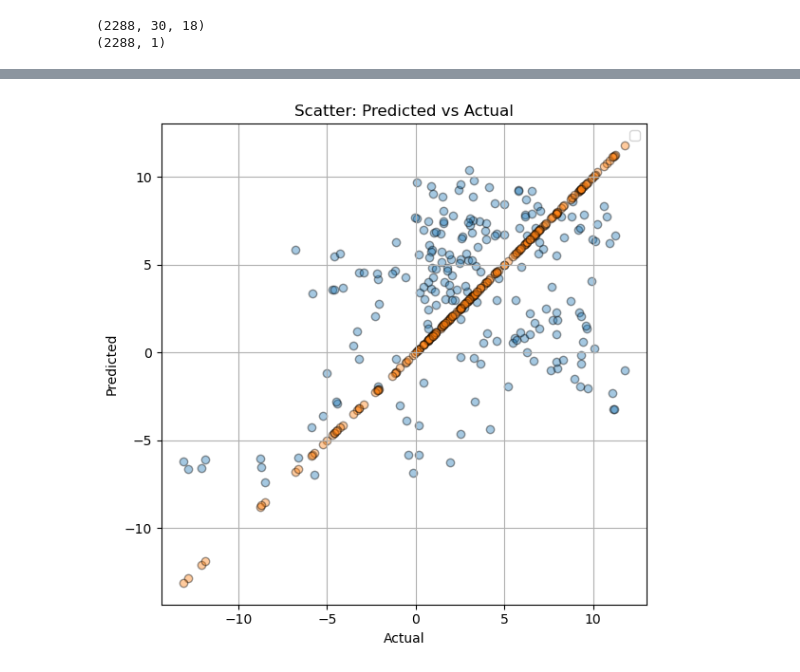
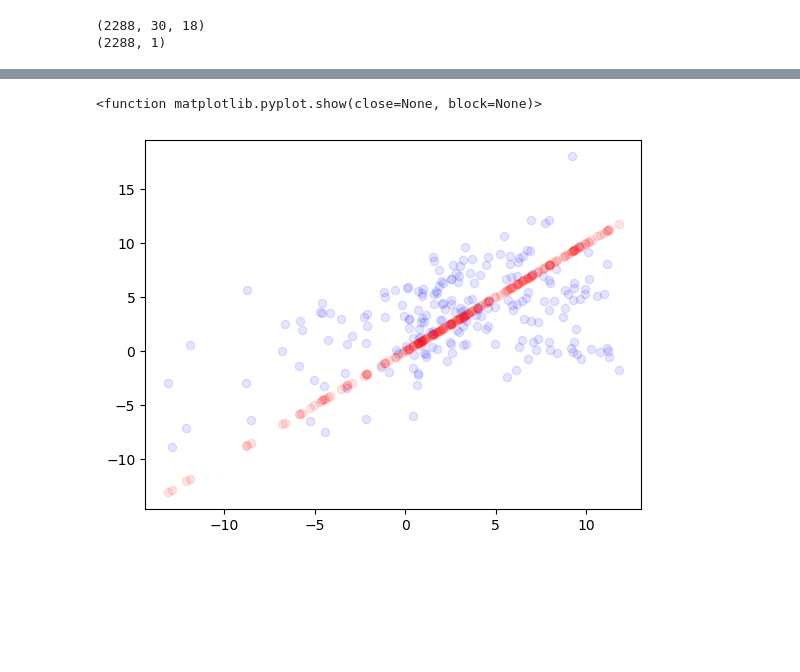
Before and after one commit to YCoeusZ/industrial-resources-and-its-impact, a Jupyter notebook: model_training/NN/mtnn_Kayod.ipynb, the cells around one changed output, grey strips where cells are left out. Drawn from its saved outputs; the diff is of its cells as text; code cells hidden in the pictures; blank space fills up the shorter version.

```diff
--- a/model_training/NN/mtnn_Kayod.ipynb
+++ b/model_training/NN/mtnn_Kayod.ipynb
@@ -204,26 +204,26 @@ def build_model(input_dim):
     inputs = Input(shape=(input_dim,))  # Each day is a vector of length input_dim
     x = Dense(512, activation='relu', kernel_initializer='he_normal')(inputs)
     x = BatchNormalization()(x)
-    x = Dropout(0.3)(x)
+    #x = Dropout(0.3)(x)
 
 
     # --- Residual Dense Block ---
     skip = x  # Save this for a residual connection
     x = Dense(512, activation='relu', kernel_initializer='he_normal')(x)
     x = BatchNormalization()(x)
-    x = Dropout(0.3)(x)
+    x = Dropout(0.2)(x)
 
     x = Dense(512, activation='relu', kernel_initializer='he_normal')(x)
     x = BatchNormalization()(x)
-    x = Dropout(0.3)(x)
+    x = Dropout(0.2)(x)
 
     x = Dense(512, activation='relu', kernel_initializer='he_normal')(x)
     x = BatchNormalization()(x)
-    x = Dropout(0.3)(x)
+    x = Dropout(0.2)(x)
 
     x = Dense(512, activation='relu', kernel_initializer='he_normal')(x)
     x = BatchNormalization()(x)
-    x = Dropout(0.3)(x)
+    x = Dropout(0.2)(x)
 
     x = Add()([x, skip])
     x = BatchNormalization()(x)
@@ -234,7 +234,7 @@ def build_model(input_dim):
 
     # A first self-attention block to capture basic interactions
     attn1 = MultiHeadAttention(num_heads=4, key_dim=128)(x_seq, x_seq)
-    attn1 = Dropout(0.3)(attn1)
+    attn1 = Dropout(0.2)(attn1)
     x_seq = Add()([x_seq, attn1])
     x_seq = LayerNormalization()(x_seq)
 
@@ -252,11 +252,11 @@ def build_model(input_dim):
     # --- Additional Deep Dense Layers ---
     x_final = Dense(256, activation='relu', kernel_initializer='he_normal')(x_seq_agg)
     x_final = BatchNormalization()(x_final)
-    x_final = Dropout(0.3)(x_final)
+    x_final = Dropout(0.2)(x_final)
 
     x_final = Dense(256, activation='relu', kernel_initializer='he_normal')(x_seq_agg)
     x_final = BatchNormalization()(x_final)
-    x_final = Dropout(0.3)(x_final)
+    x_final = Dropout(0.2)(x_final)
 
     #x_final = Dense(256, activation='relu', kernel_initializer='he_normal')(x_seq_agg)
     #x_final = BatchNormalization()(x_final)
@@ -264,7 +264,7 @@ def build_model(input_dim):
 
     x_final = Dense(128, activation='relu', kernel_initializer='he_normal')(x_final)
     x_final = BatchNormalization()(x_final)
-    x_final = Dropout(0.3)(x_final)
+    x_final = Dropout(0.2)(x_final)
 
     #x_final = Dense(128, activation='relu', kernel_initializer='he_normal')(x_final)
     #x_final = BatchNormalization()(x_final)
@@ -272,7 +272,7 @@ def build_model(input_dim):
 
     x_final = Dense(64, activation='relu', kernel_initializer='he_normal')(x_final)
     x_final = BatchNormalization()(x_final)
-    x_final = Dropout(0.3)(x_final)
+    x_final = Dropout(0.2)(x_final)
 
     #x_final = Dense(64, activation='relu', kernel_initializer='he_normal')(x_final)
     #x_final = BatchNormalization()(x_final)
@@ -305,16 +305,14 @@ for fold, (train_idx, val_idx) in enumerate(tscv.split(X_scaled)):
     y_train, y_val = y_scaled[train_idx], y_scaled[val_idx]
 
 
-
 #y_train, y_val = y_scaled[train_idx], y_scaled[val_idx]
 
-   # model = build_combined_model(input_dim=X_train.shape[1])
     model = build_model(input_dim=(X_train.shape[1]))
     early_stop = EarlyStopping(patience=5, restore_best_weights=True)
 
     model.fit(X_train, y_train,
               validation_data=(X_val, y_val),
-              epochs=100,
+              epochs=300,
               batch_size=32,
               callbacks=[early_stop],
               verbose=0)
@@ -353,20 +351,11 @@ Overall RMSE: 5.80
 y_pred = model.predict(X_scaled_test)
 y_pred = target_scaler.inverse_transform(y_pred)
 y_true = target_scaler.inverse_transform(y_scaled_test)
-rmse = np.sqrt(mean_squared_error(y_pred, y_true))
+mse = (mean_squared_error(y_pred, y_true))
 print(f"Overall RMSE: {rmse:.2f}")
 
 
-plt.figure(figsize=(6, 6))
-plt.scatter(y_true, y_pred, alpha=0.4, edgecolor='k')
-plt.scatter(y_true, y_true, alpha=0.4, edgecolor='k')
-#plt.plot([all_y_true.min(), all_y_true.max()],
-         #[all_y_true.min(), all_y_true.max()], 'r--', label='Perfect Fit')
-plt.xlabel("Actual")
-plt.ylabel("Predicted")
-plt.title("Scatter: Predicted vs Actual")
-plt.legend()
-plt.grid(True)
-plt.tight_layout()
-plt.show()
+plt.scatter(x=y_true,y=y_pred,c="b",alpha=0.1,label="pred")
+plt.scatter(x=y_true,y=y_true,c="r",alpha=0.1,label="true")
+plt.show
 # %% [output]
@@ -375 +364,2 @@ Overall RMSE: 5.39
+<function matplotlib.pyplot.show(close=None, block=None)>
-[figure, old version]
+[figure, new version]
```
Also changed, not shown: parts of 2 cells of this notebook.
